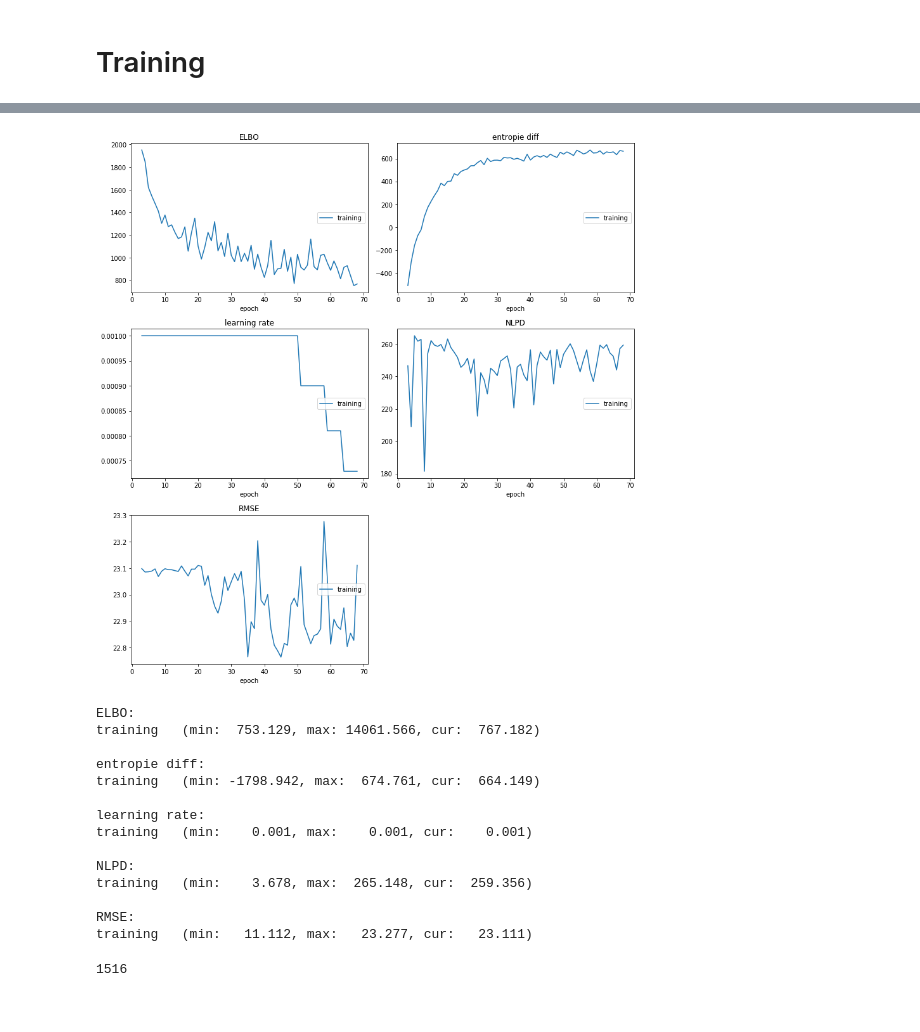
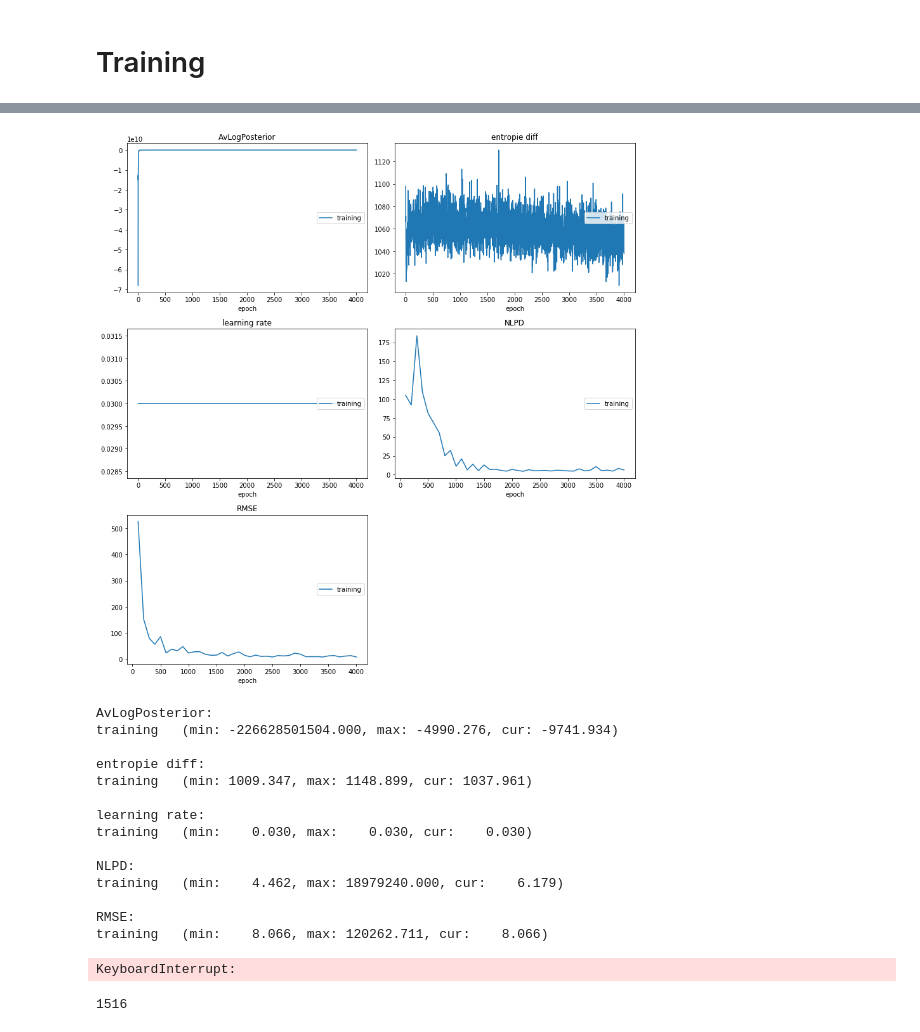
Before and after one commit to cortax/BayesianNN, a Jupyter notebook: GeNVI-Dev_YANN.ipynb, the cells around one changed output, grey strips where cells are left out. Saved outputs shown, nothing was run; the diff lists cells and outputs as text; code cells hidden in the pictures.

```diff
--- a/GeNVI-Dev_YANN.ipynb
+++ b/GeNVI-Dev_YANN.ipynb
@@ -168,7 +176,7 @@ logtarget = lambda theta : logposterior(theta, x_train, y_train, sigma_noise )
 ensemble_size=1
 lat_dim=5
 HN_layerwidth=100
-init_w=.01
+init_w=.5
 init_b=.001
 activation=nn.ReLU()
 output_dim=param_count
@@ -325,8 +311,8 @@ print(NNE(p.sample((1,1000)).squeeze(0)))
 #NLPD from Quinonero-Candela and al.
 # the average negative log predictive density (NLPD) of the true targets
 
-def NLPD(theta, x, y, sigma_noise):
-    y_pred = mlp(x, theta)
+def NLPD(theta, x, y, sigma_noise,mu,scale):
+    y_pred =(scale* mlp(x, theta))+mu
     L = _log_norm(y_pred, y, torch.tensor([sigma_noise], device=device))
     n_x = torch.as_tensor(float(x.shape[0]), device=device)
     n_theta = torch.as_tensor(float(theta.shape[0]), device=device)
@@ -340,7 +329,7 @@ tensor(68.9821, device='cuda:1', grad_fn=<MeanBackward0>)
 # %%
-def RMSE(theta,x,y):
+def RMSE(theta,x,y,scale,mu):
     n_samples=x.shape[0]
-    y_pred = mlp(x, theta).mean(0)
+    y_pred = (scale*mlp(x, theta)+mu).mean(0)
     mse=(y_pred-y.view(n_samples,1))**2
     return mse.mean().sqrt()
 # %%
@@ -353,13 +346,13 @@ tensor(28.0498, device='cuda:1', grad_fn=<SqrtBackward>)
 KDE_prec=1.
 n_samples_KDE=1000
 n_samples_NNE=1000
-n_samples_ED=10
-n_samples_LP=10
+n_samples_ED=50
+n_samples_LP=100
 max_iter=10000000000
-learning_rate=0.001
-min_lr=0.000005
-patience=500
-lr_decay=0.9
+learning_rate=0.03
+min_lr=0.0000005
+patience=2000
+lr_decay=0.8
 # %%
 -KDE(Hyper_Nets(n_samples_ED),Hyper_Nets.sample(n_samples_KDE),KDE_prec).mean()
 # %% [output]
@@ -396,55 +426,59 @@ for t in range(max_iter):
     logs = {}
 
 
 #KDE:
     ED=-KDE(Hyper_Nets(n_samples_ED),Hyper_Nets.sample(n_samples_KDE),KDE_prec).mean()
 #Nearest Neighbour Entropy estimation
 #    ED=NNE(Hyper_Nets(n_samples_NNE))
     LP=logtarget(Hyper_Nets(n_samples_LP)).mean()
     L =-ED-LP
 #    L=-logtarget(theta).squeeze()
     L.backward()
 
     #training_loss.append(L.detach().clone().cpu().numpy())
 
     lr = optimizer.param_groups[0]['lr']
 
-    logs['ELBO'] = L.detach().clone().cpu().numpy()
-    logs['entropie diff'] = ED.detach().clone().cpu().numpy()
-    logs['learning rate'] = lr
+    if t % 1 == 0:
+        logs['AvLogPosterior'] = LP.detach().clone().cpu().numpy()
+        logs['entropie diff'] = ED.detach().clone().cpu().numpy()
+        logs['learning rate'] = lr
+    if t % 100 == 0:
+        logs['NLPD'] = NLPD(Hyper_Nets(100).detach(),x_test,y_test,sigma_noise,y_scale,y_mu).detach().clone().cpu().numpy()
+        logs['RMSE'] = RMSE(Hyper_Nets(100).detach(),x_test,y_test,y_scale,y_mu).detach().clone().cpu().numpy()
+    liveloss.update(logs)
 
 
     scheduler.step(L.detach().clone().cpu().numpy())
 
     optimizer.step()
 
-    if t % 100 == 0:
-        logs['NLPD'] = NLPD(Hyper_Nets(1000),x_test,y_test,sigma_noise).detach().clone().cpu().numpy()
-        logs['RMSE'] = RMSE(Hyper_Nets(1000),x_test,y_test).detach().clone().cpu().numpy()
-        liveloss.update(logs)
+    if t % 500 == 0:
+
         liveloss.draw()
 
 
 
 
     if lr < min_lr:
         break
 # %% [output]
-[figure, old version]
+[figure, new version]
-ELBO:
-training   (min:  753.129, max: 14061.566, cur:  767.182)
+AvLogPosterior:
+training   (min: -226628501504.000, max: -4990.276, cur: -9741.934)
 
 entropie diff:
-training   (min: -1798.942, max:  674.761, cur:  664.149)
+training   (min: 1009.347, max: 1148.899, cur: 1037.961)
 
 learning rate:
-training   (min:    0.001, max:    0.001, cur:    0.001)
+training   (min:    0.030, max:    0.030, cur:    0.030)
 
 NLPD:
-training   (min:    3.678, max:  265.148, cur:  259.356)
+training   (min:    4.462, max: 18979240.000, cur:    6.179)
 
 RMSE:
-training   (min:   11.112, max:   23.277, cur:   23.111)
+training   (min:    8.066, max: 120262.711, cur:    8.066)
+KeyboardInterrupt:
 # %%
 t
 # %% [output]
```
Also changed, not shown: parts of 20 cells of this notebook.
